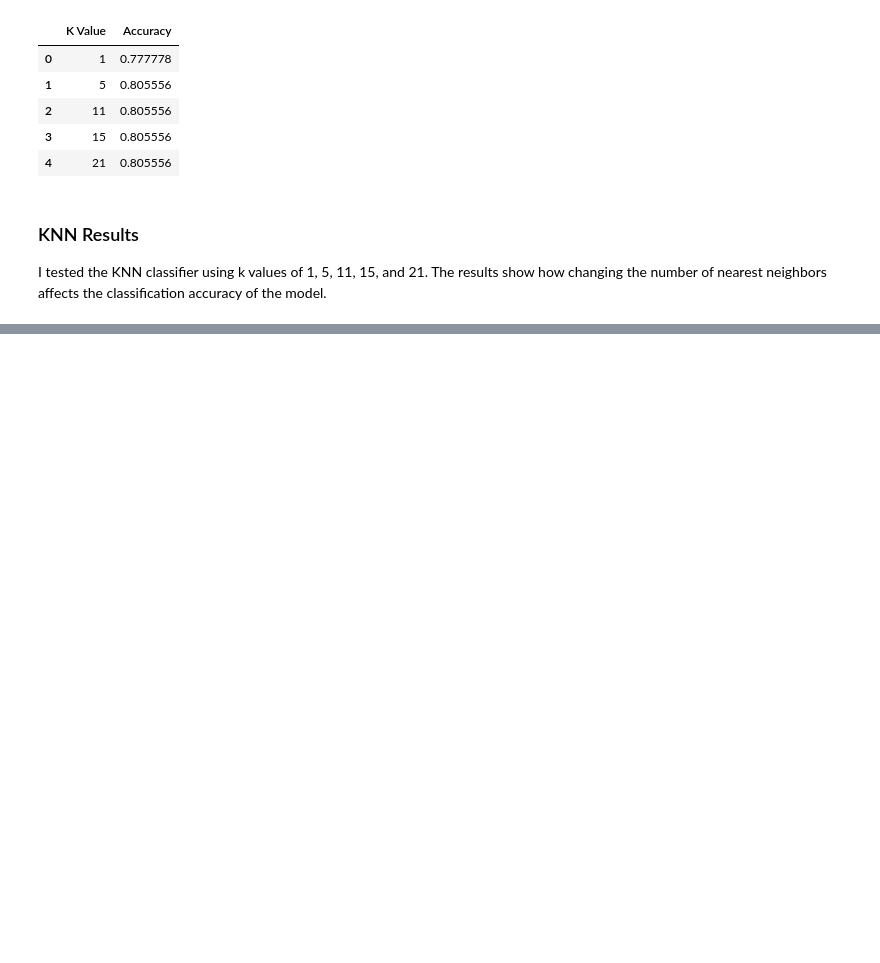
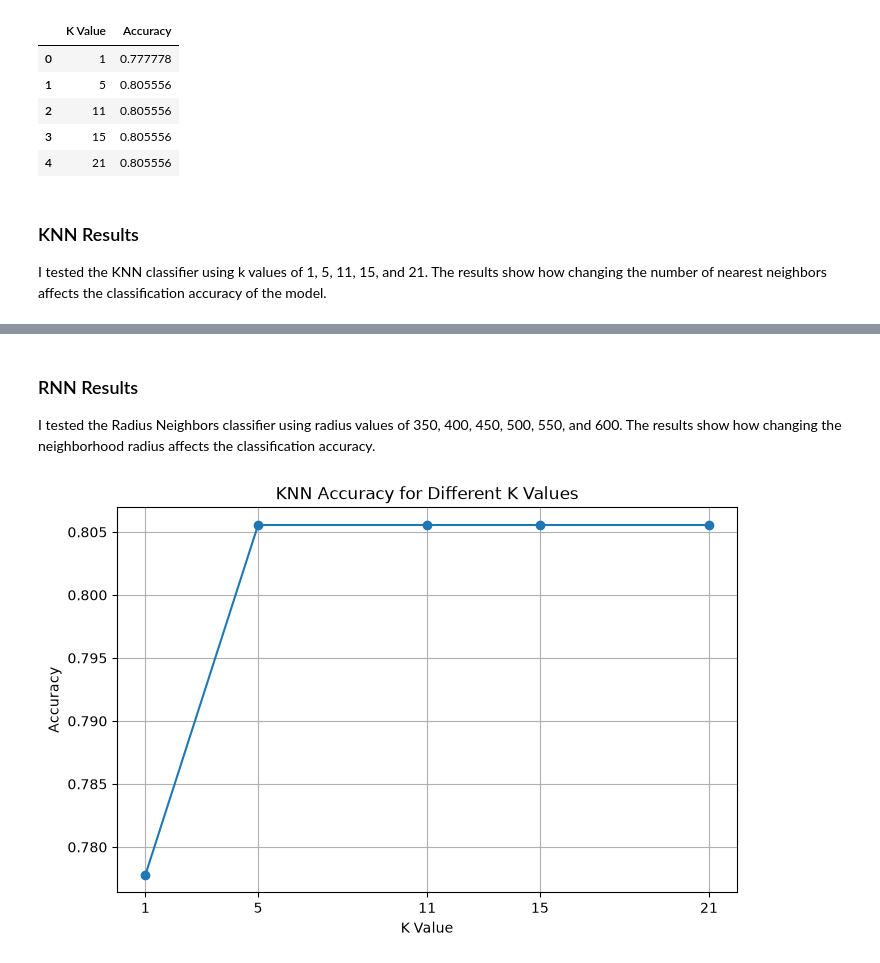
Before and after one commit to elkana-m/CS-634, a Jupyter notebook: lab2/lab2.ipynb, the cells around one changed output, grey strips where cells are left out. Saved outputs shown, nothing was run; the diff lists cells and outputs as text; code cells hidden in the pictures; blank space fills up the shorter version.

```diff
--- a/lab2/lab2.ipynb
+++ b/lab2/lab2.ipynb
@@ -108,0 +140,16 @@ I tested the KNN classifier using k values of 1, 5, 11, 15, and 21. The results
+# %% [markdown]
+### RNN Results
+I tested the Radius Neighbors classifier using radius values of 350, 400, 450, 500, 550, and 600. The results show how changing the neighborhood radius affects the classification accuracy.
+# %%
+plt.figure(figsize=(8, 5))
+plt.plot(k_values, knn_accuracies, marker="o")
+
+plt.title("KNN Accuracy for Different K Values")
+plt.xlabel("K Value")
+plt.ylabel("Accuracy")
+plt.xticks(k_values)
+plt.grid(True)
+
+plt.show()
+# %% [output]
+[figure, added]
```
Also changed, not shown: parts of 4 cells of this notebook.
